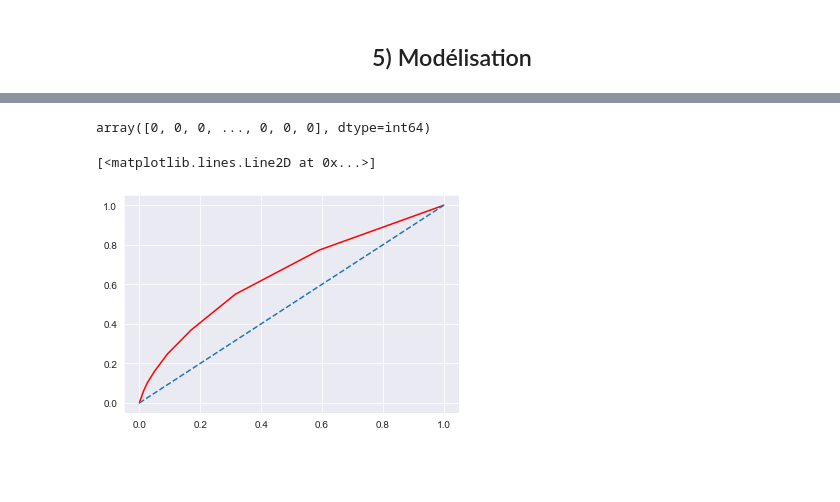
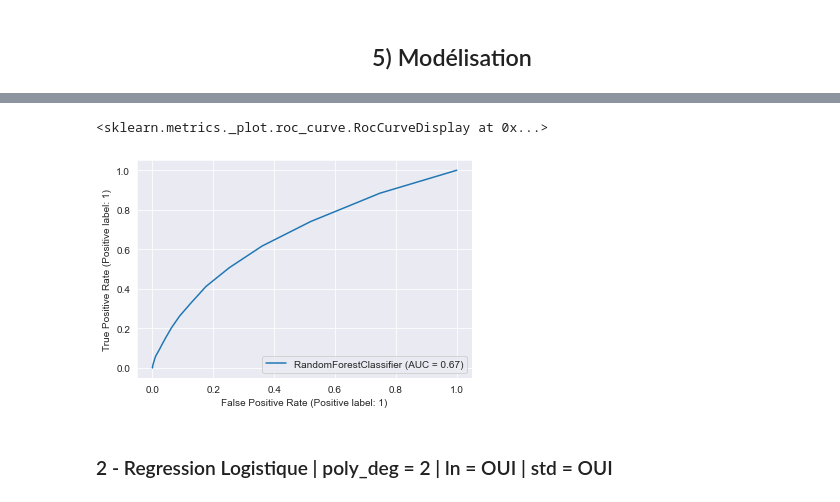
Before and after one commit to martinletouvet/oc_projet7, a Jupyter notebook: P7_Notebook.ipynb, the cells around one changed output, grey strips where cells are left out. Cells and saved outputs as stored; diff of their text form; code cells hidden in the pictures; blank space fills up the shorter version.

```diff
--- a/P7_Notebook.ipynb
+++ b/P7_Notebook.ipynb
@@ -1474,8 +1167,0 @@ dtype: float64
-# %%
-from sklearn import preprocessing
-
-columns_data = data_train.columns
-
-std_scale = preprocessing.StandardScaler().fit(data_train)
-data_train = std_scale.transform(data_train)
-data_test =std_scale.transform(data_test)
@@ -1481,0 +1298,7 @@ data_test =std_scale.transform(data_test)
+# %%
+# on repasse DAYS_BIRTH et DAYS_EMPLOYED en valeur absolue définitivement :
+application_train.loc[:, 'DAYS_BIRTH'] = abs(application_train.loc[:, 'DAYS_BIRTH'])
+application_train.loc[:, 'DAYS_EMPLOYED'] = abs(application_train.loc[:, 'DAYS_EMPLOYED'])
+
+data = application_train.copy()
+data = data[var_num_selec+var_cat_selec]
@@ -1487,0 +1337,9 @@ nb_estimators = 15
+# %%
+var_num_selec = ['DAYS_BIRTH', 'DAYS_EMPLOYED', 'EXT_SOURCE_1', 'EXT_SOURCE_2', 'EXT_SOURCE_3']
+var_cat_selec = ['EMERGENCYSTATE_MODE', 'NAME_CONTRACT_TYPE', 'FLAG_OWN_REALTY', 'FLAG_OWN_CAR']
+
+data = application_train.copy()
+data = data[var_num_selec+var_cat_selec]
+
+# Parametrage : DATA - y - poly_deg = 2 - ln = OUI -  std = OUI):
+data_train, data_test, y_train, y_test = parametrage(data, y, 2, 1, 1)
@@ -1488,19 +1361,19 @@ nb_estimators = 15
 # %%
-rfc = RandomForestClassifier(n_estimators = nb_estimators)
+rfc = RandomForestClassifier(n_estimators = 30)
 
 start_time = time.time()
 
 rfc.fit(data_train, y_train)
 y_pred = rfc.predict(data_test)
+y_prob = rfc.predict_proba(data_test)[:,1]
 
 exec_time = time.time() - start_time
 
 print('Classifieur :', rfc)
 print('-------')
-
-print('Training set accuracy : ', round(metrics.accuracy_score(rfc.predict(data_train), y_train),3))
 print('Testing set accuracy : ', round(metrics.accuracy_score(y_test, y_pred),3))
-print('ROC AUC score : ', round(metrics.roc_auc_score(y_test, y_pred),3))
+print('ROC AUC Score : ', round(metrics.roc_auc_score(y_test, y_prob),3))
+print('F1 Score : ', round(metrics.f1_score(y_test, y_pred),3))
 
 print("Temps d'exécution : - %s seconds -" % "{:.2}".format(exec_time))
 # %% [output]
@@ -1528,4 +1385,0 @@ Name: TARGET, Length: 52465, dtype: int64
-# %%
-y_pred
-# %% [output]
-array([0, 0, 0, ..., 0, 0, 0], dtype=int64)
@@ -1534,8 +1386,7 @@ pd.DataFrame(y_test, y_prob, y_pred)
-# %%
-y_prob = rfc.predict_proba(data_test)[:,1] # on récupère seulement la 1ère colonne
-[fpr, tpr, thr] = metrics.roc_curve(y_test, y_prob) # on compare les données test avec les données prédites
-plt.plot(fpr, tpr, color='red') # taux de vrais positifs en fonction du taux de faux positifs
-plt.plot([0,1], [0,1], linestyle='--') # classifieur aléatoire
-# %% [output]
-[<matplotlib.lines.Line2D at 0x...>]
-[figure, removed]
+# %%
+metrics.plot_roc_curve(rfc, data_test, y_test)
+# %% [output]
+<sklearn.metrics._plot.roc_curve.RocCurveDisplay at 0x...>
+[figure, added]
+# %% [markdown]
+### 2 - Regression Logistique | poly_deg = 2 | ln = OUI |  std = OUI
```
Also changed, not shown: parts of 91 cells of this notebook.
